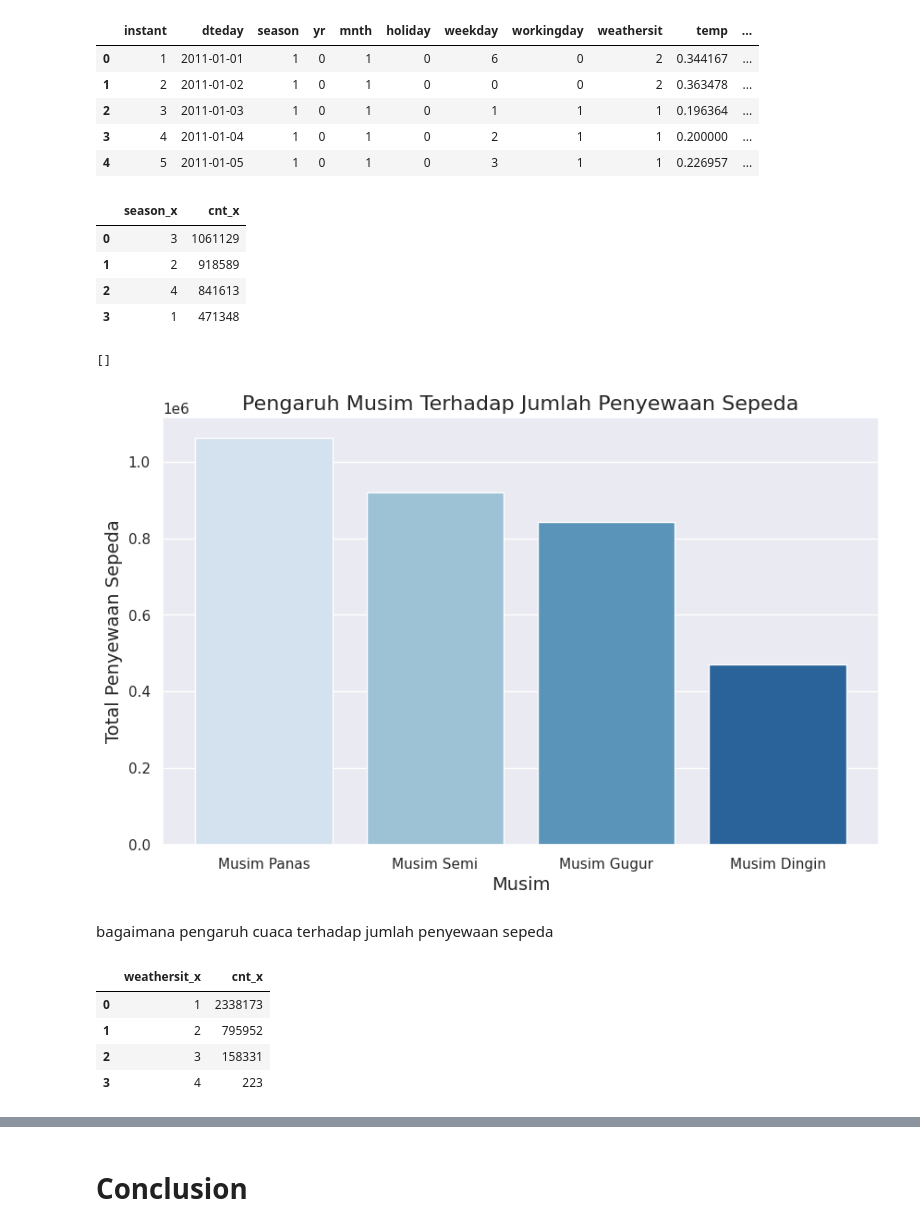
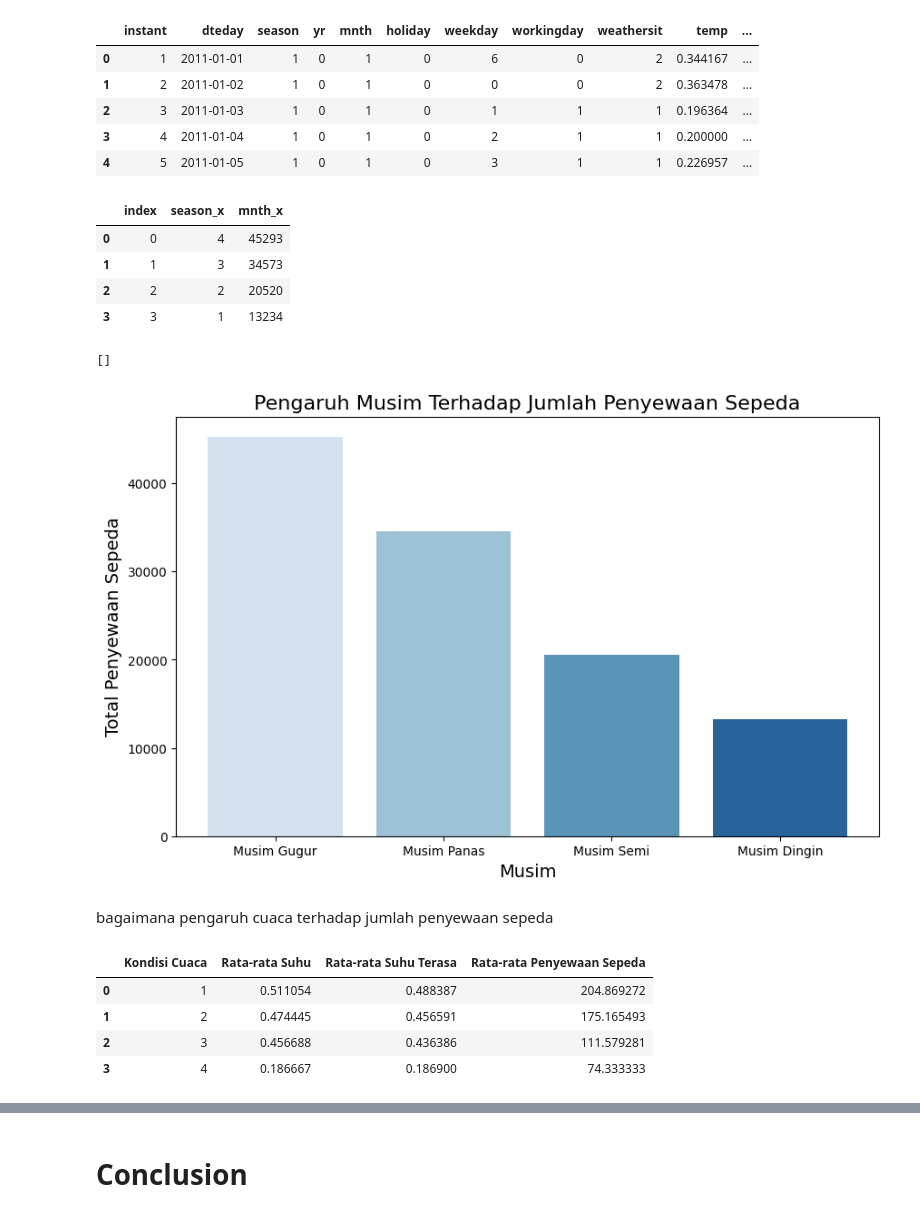
Before and after one commit to rifkurniawan-dev/projek_arif, a Jupyter notebook: Proyek_Analisis_Data_Arif.ipynb, the cells around one changed output, grey strips where cells are left out. Saved outputs shown, nothing was run; the diff lists cells and outputs as text; code cells hidden in the pictures.

```diff
--- a/Proyek_Analisis_Data_Arif.ipynb
+++ b/Proyek_Analisis_Data_Arif.ipynb
@@ -538,52 +535,54 @@ day_df.head()
 | 3 | 4 | 2011-01-04 | 1 | 0 | 1 | 0 | 2 | 1 | 1 | 0.200000 | ... |
 | 4 | 5 | 2011-01-05 | 1 | 0 | 1 | 0 | 3 | 1 | 1 | 0.226957 | ... |
 # %%
-seasonal_influence = hour_day_df.groupby('season_x')['cnt_x'].sum().sort_values(ascending=False).reset_index()
+seasonal_influence = hour_day_df.groupby('season_x')['mnth_x'].sum().sort_values(ascending=False).reset_index().reset_index()
 seasonal_influence.head(10)
 # %% [output]
-|  | season_x | cnt_x |
-| 0 | 3 | 1061129 |
-| 1 | 2 | 918589 |
-| 2 | 4 | 841613 |
-| 3 | 1 | 471348 |
+|  | index | season_x | mnth_x |
+| 0 | 0 | 4 | 45293 |
+| 1 | 1 | 3 | 34573 |
+| 2 | 2 | 2 | 20520 |
+| 3 | 3 | 1 | 13234 |
 # %%
-
-seasonal_influence = hour_day_df.groupby('season_x')['cnt_x'].sum().sort_values(ascending=False).reset_index()
 musim_mapping = {
     1: 'Musim Dingin',
     2: 'Musim Semi',
     3: 'Musim Panas',
     4: 'Musim Gugur'
 }
 seasonal_influence['Musim'] = seasonal_influence['season_x'].map(musim_mapping)
 
 plt.figure(figsize=(10, 6))
 sns.barplot(
     x='Musim',
-    y='cnt_x',
+    y='mnth_x',
     data=seasonal_influence,
-    hue='Musim',  # Tambahkan hue
+    hue='Musim',
     palette="Blues",
-    legend=False  # Nonaktifkan legenda
+    legend=False
 )
 plt.title('Pengaruh Musim Terhadap Jumlah Penyewaan Sepeda', fontsize=16)
 plt.xlabel('Musim', fontsize=14)
 plt.ylabel('Total Penyewaan Sepeda', fontsize=14)
 plt.plot()
 # %% [output]
 []
-[figure, old version]
+[figure, new version]
 # %% [markdown]
 bagaimana pengaruh cuaca terhadap jumlah penyewaan sepeda
 # %%
-weather_influence = hour_day_df.groupby('weathersit_x')['cnt_x'].sum().sort_values(ascending=False).reset_index()
+weather_influence = hour_day_df.groupby('weathersit_x')[['temp_x', 'atemp_x','cnt_x']].mean().sort_values(by=['cnt_x'], ascending=False).reset_index()
+weather_influence.columns = ['Kondisi Cuaca', 'Rata-rata Suhu', 'Rata-rata Suhu Terasa', 'Rata-rata Penyewaan Sepeda']
 weather_influence.head(10)
+
+
+weather_influence.head(10)
 # %% [output]
-|  | weathersit_x | cnt_x |
-| 0 | 1 | 2338173 |
-| 1 | 2 | 795952 |
-| 2 | 3 | 158331 |
-| 3 | 4 | 223 |
+|  | Kondisi Cuaca | Rata-rata Suhu | Rata-rata Suhu Terasa | Rata-rata Penyewaan Sepeda |
+| 0 | 1 | 0.511054 | 0.488387 | 204.869272 |
+| 1 | 2 | 0.474445 | 0.456591 | 175.165493 |
+| 2 | 3 | 0.456688 | 0.436386 | 111.579281 |
+| 3 | 4 | 0.186667 | 0.186900 | 74.333333 |
 # %%
 weather_mapping = {
     1: 'Cerah/Sedikit Berawan',
```
Also changed, not shown: parts of 8 cells of this notebook.
